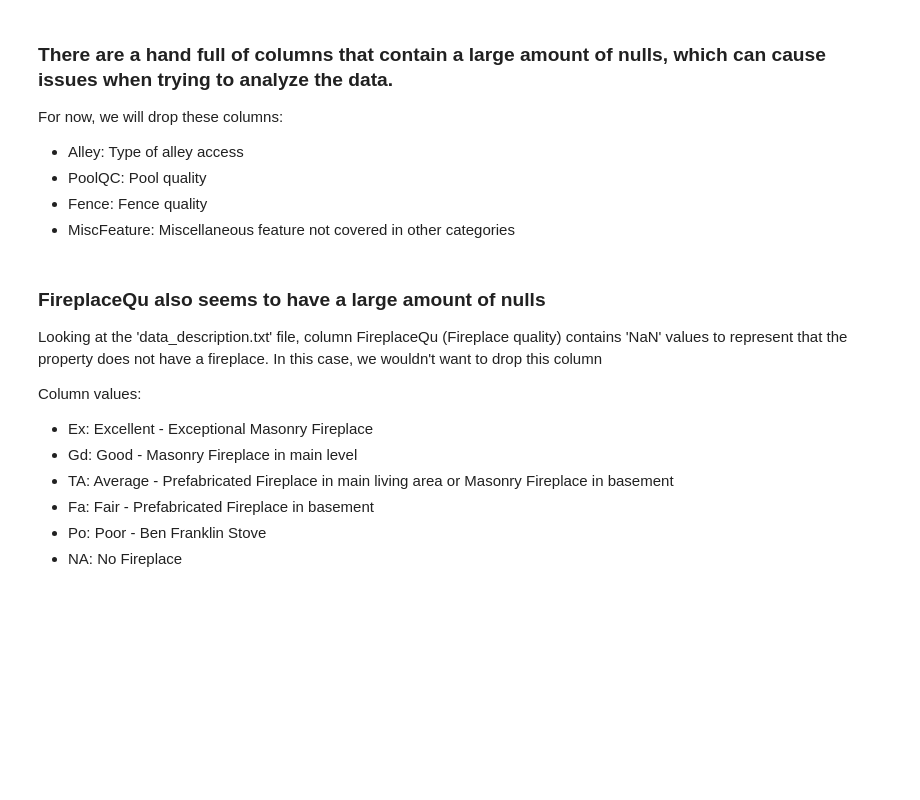
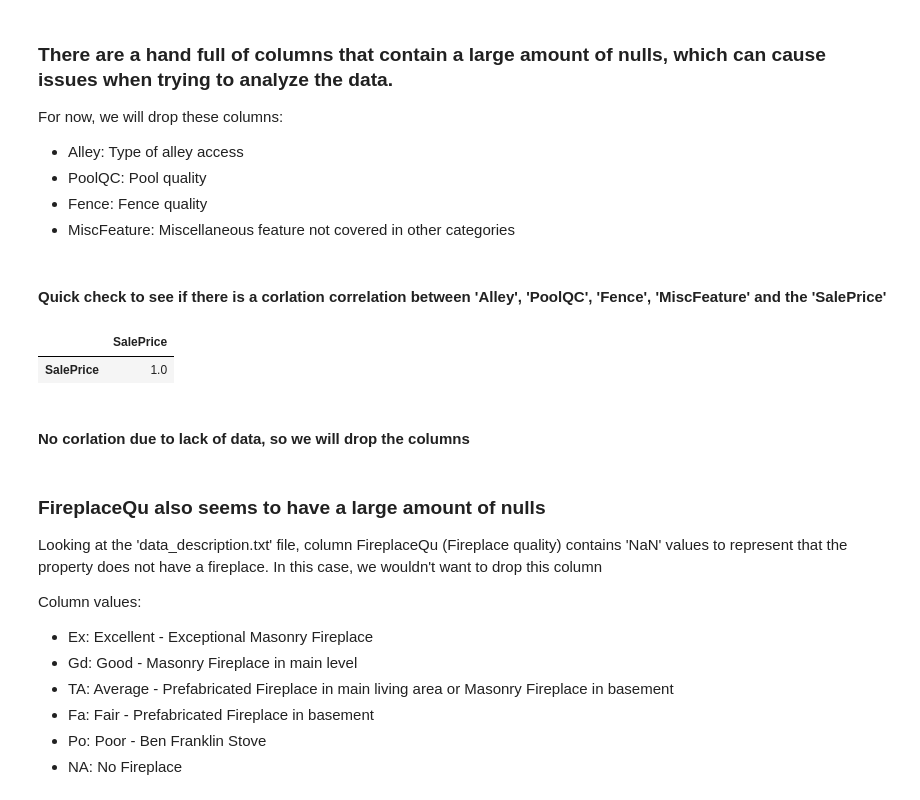
Before and after one commit to DrakeData/House_Price_EDA, a Jupyter notebook: MSDS422_Assignment1.ipynb, the cells around one changed output. Cells and saved outputs as stored; diff of their text form; code cells hidden in the pictures; blank space fills up the shorter version.

```diff
--- a/MSDS422_Assignment1.ipynb
+++ b/MSDS422_Assignment1.ipynb
@@ -95,6 +99,19 @@ For now, we will drop these columns:
 - PoolQC: Pool quality
 - Fence: Fence quality
 - MiscFeature: Miscellaneous feature not covered in other categories
+# %% [markdown]
+#### Quick check to see if there is a corlation correlation between 'Alley', 'PoolQC', 'Fence', 'MiscFeature' and the 'SalePrice'
+# %%
+columns_check = df.isna().sum()
+columns_check = columns_check[columns_check >= 1000]
+c = list(columns_check.index)
+c.append('SalePrice')
+df[c].corr()
+# %% [output]
+|  | SalePrice |
+| SalePrice | 1.0 |
+# %% [markdown]
+#### No corlation due to lack of data, so we will drop the columns
 # %%
 df.drop(columns=['PoolQC', 'MiscFeature', 'Alley', 'Fence'], inplace=True)
 # %% [markdown]
```
Also changed, not shown: parts of 13 cells of this notebook.
